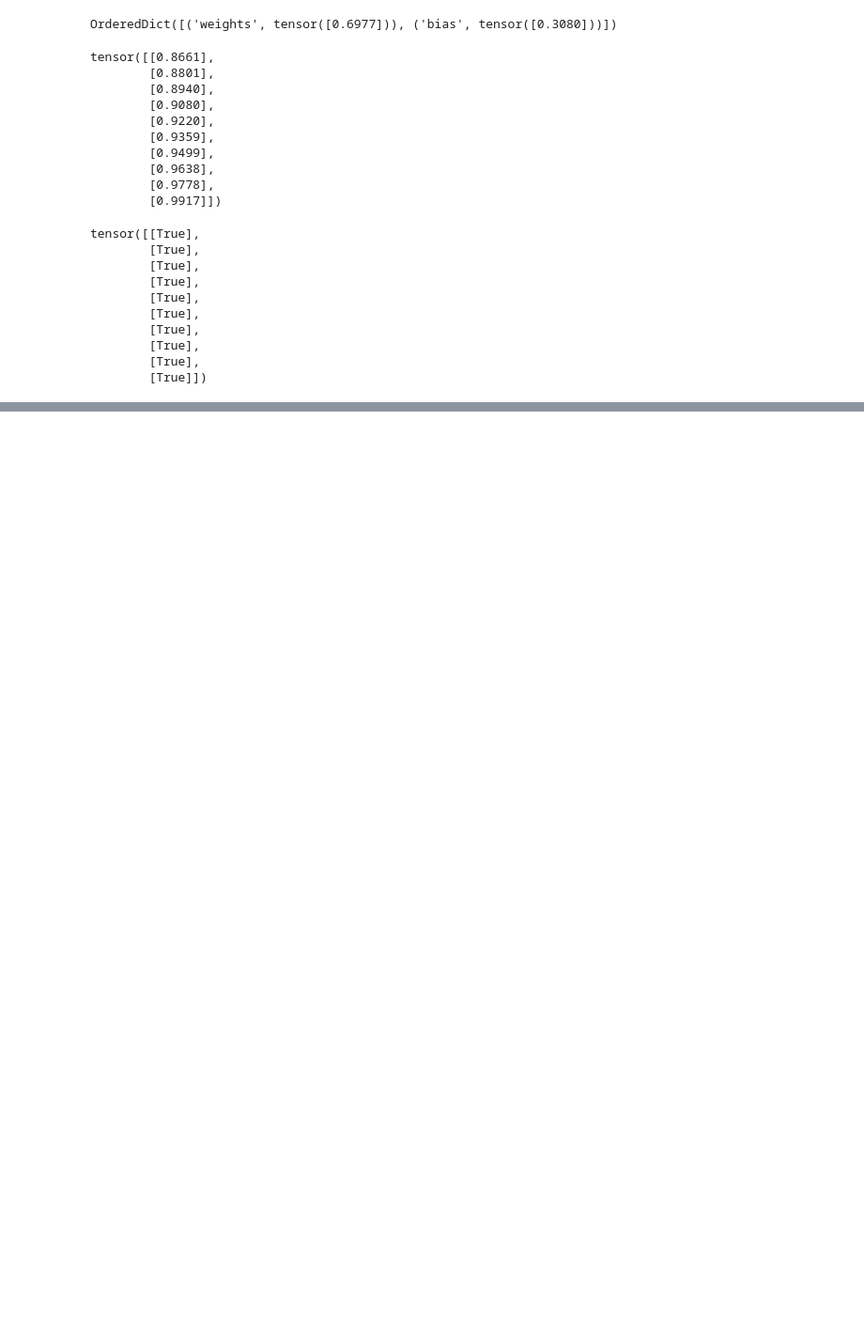
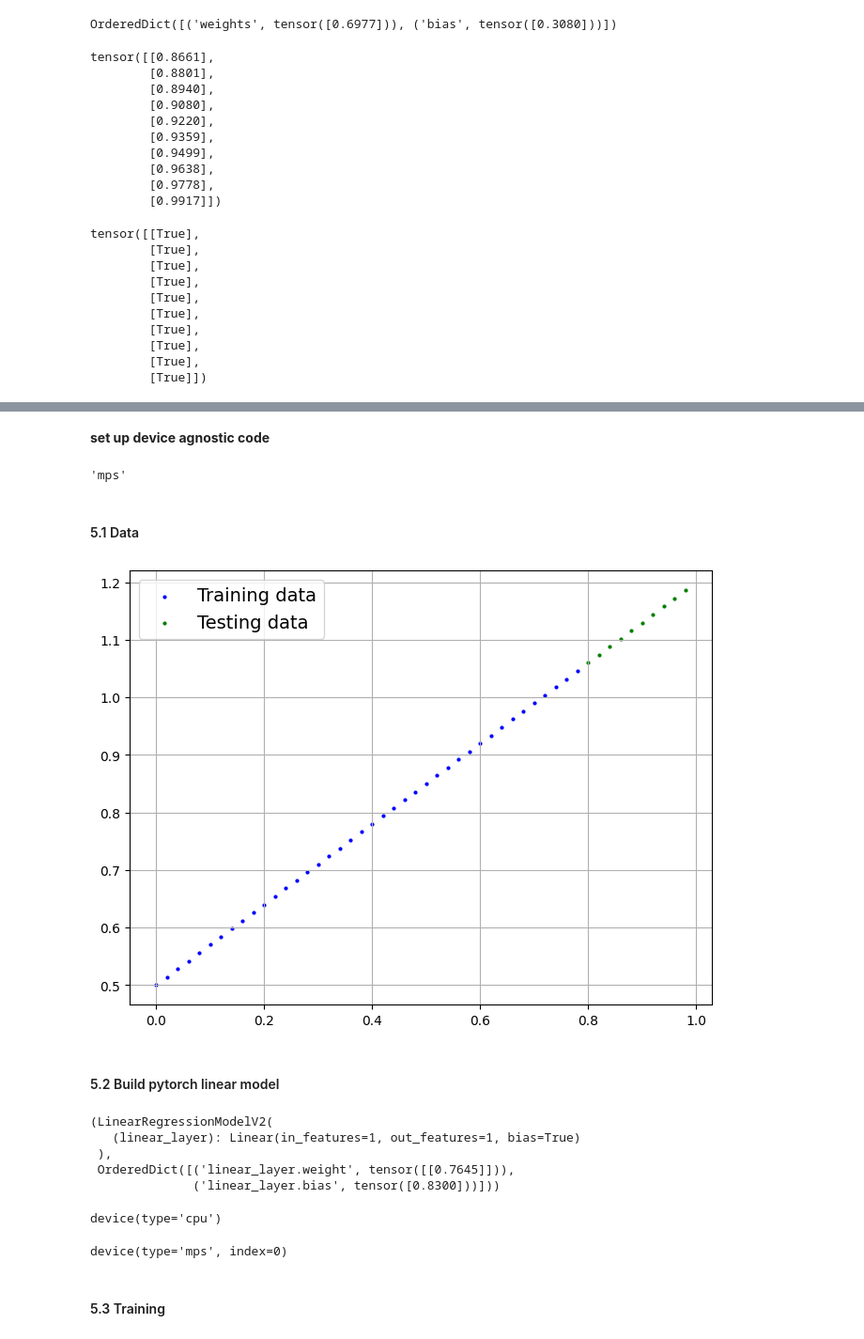
Before and after one commit to ZyWang7/PyTorch-for-DL-ML, a Jupyter notebook: 01_PyTorch_Workflow.ipynb, the cells around one changed output, grey strips where cells are left out. Shown: that part at 94% size. Drawn from its saved outputs; the diff is of its cells as text; code cells hidden in the pictures; blank space fills up the shorter version.

```diff
--- a/01_PyTorch_Workflow.ipynb
+++ b/01_PyTorch_Workflow.ipynb
@@ -440,0 +443,33 @@ tensor([[True],
+# %% [markdown]
+**set up device agnostic code**
+# %%
+device = "mps" if getattr(torch, 'has_mps', False) \
+    else "gpu" if torch.cuda.is_available() else "cpu"
+device
+# %% [output]
+'mps'
+# %% [markdown]
+#### 5.1 Data
+# %%
+# parameters
+weight = 0.7
+bias = 0.5
+
+# create range values
+start = 0
+end = 1
+step = 0.02
+# create X and y (features and labels)
+X = torch.arange(start, end, step).unsqueeze(dim=1)
+y = weight * X + bias
+# %%
+# split data
+train_split = int(0.8 * len(X))
+X_train, y_train = X[:train_split], y[:train_split]
+X_test, y_test = X[train_split:], y[train_split:]
+# %%
+plot_predictions(X_train, y_train, X_test, y_test)
+# %% [output]
+[figure, added]
+# %% [markdown]
+#### 5.2 Build pytorch linear model
@@ -440,0 +490,23 @@ tensor([[True],
+# %%
+torch.manual_seed(42)
+model_1 = LinearRegressionModelV2()
+model_1, model_1.state_dict()
+# %% [output]
+(LinearRegressionModelV2(
+   (linear_layer): Linear(in_features=1, out_features=1, bias=True)
+ ),
+ OrderedDict([('linear_layer.weight', tensor([[0.7645]])),
+              ('linear_layer.bias', tensor([0.8300]))]))
+# %%
+# check the model current device
+next(model_1.parameters()).device
+# %% [output]
+device(type='cpu')
+# %%
+# set the model to target device
+model_1.to(device)
+next(model_1.parameters()).device
+# %% [output]
+device(type='mps', index=0)
+# %% [markdown]
+#### 5.3 Training
```
Also changed, not shown: parts of 16 cells of this notebook, 1 other file.
